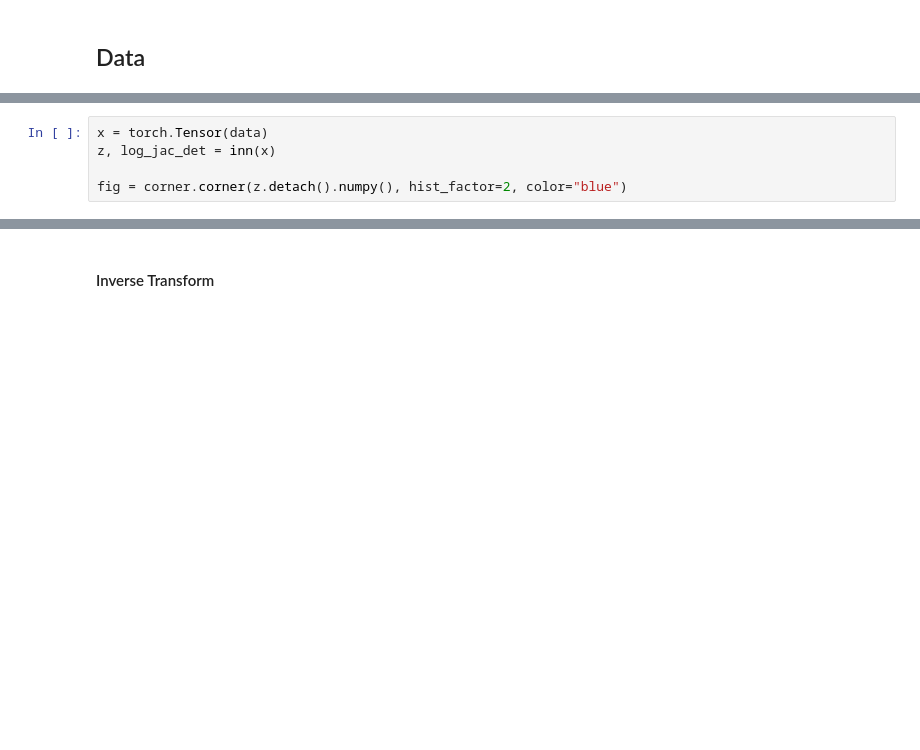
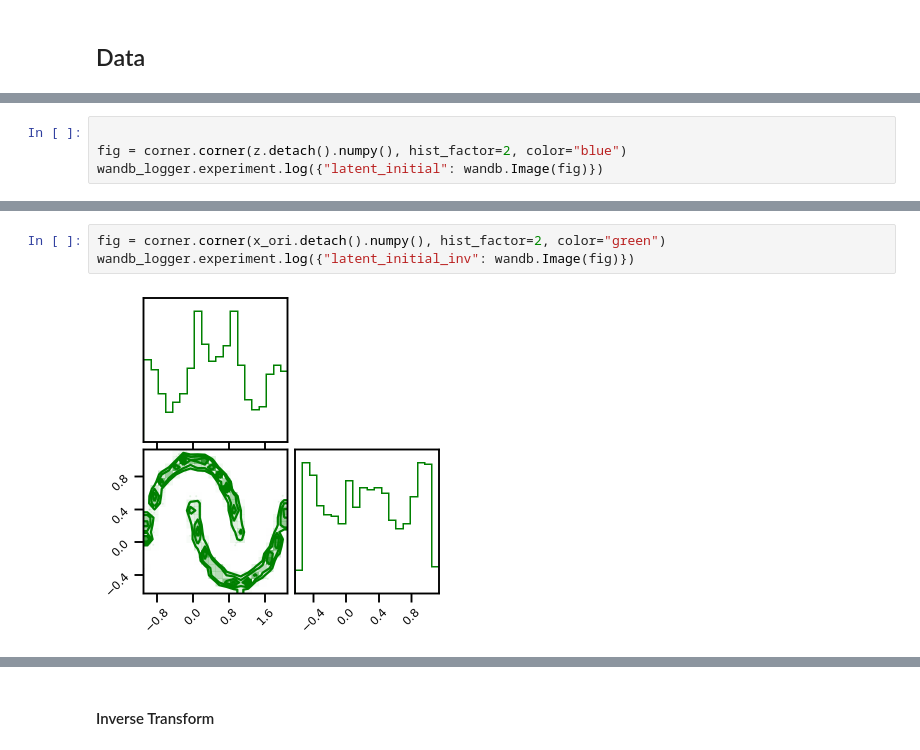
Before and after one commit to IPL-UV/gaussflow, a Jupyter notebook: docs/assets/demo/pytorch_nf_freia.ipynb, the cells around one changed output, grey strips where cells are left out. Drawn from its saved outputs; the diff is of its cells as text; blank space fills up the shorter version.

```diff
--- a/docs/assets/demo/pytorch_nf_freia.ipynb
+++ b/docs/assets/demo/pytorch_nf_freia.ipynb
@@ -158,6 +176,5 @@ base_dist = dist.Normal(torch.tensor([0.0]), torch.tensor([1.0]))
 # %%
-x = torch.Tensor(data)
-z, log_jac_det = inn(x)
 
 fig = corner.corner(z.detach().numpy(), hist_factor=2, color="blue")
+wandb_logger.experiment.log({"latent_initial": wandb.Image(fig)})
 # %% [output]
@@ -167 +198,6 @@ fig = corner.corner(z.detach().numpy(), hist_factor=2, color="blue")
+# %%
+fig = corner.corner(x_ori.detach().numpy(), hist_factor=2, color="green")
+wandb_logger.experiment.log({"latent_initial_inv": wandb.Image(fig)})
+# %% [output]
+[figure, added]
 # %%
```
Also changed, not shown: parts of 51 cells of this notebook, 7 other files.
